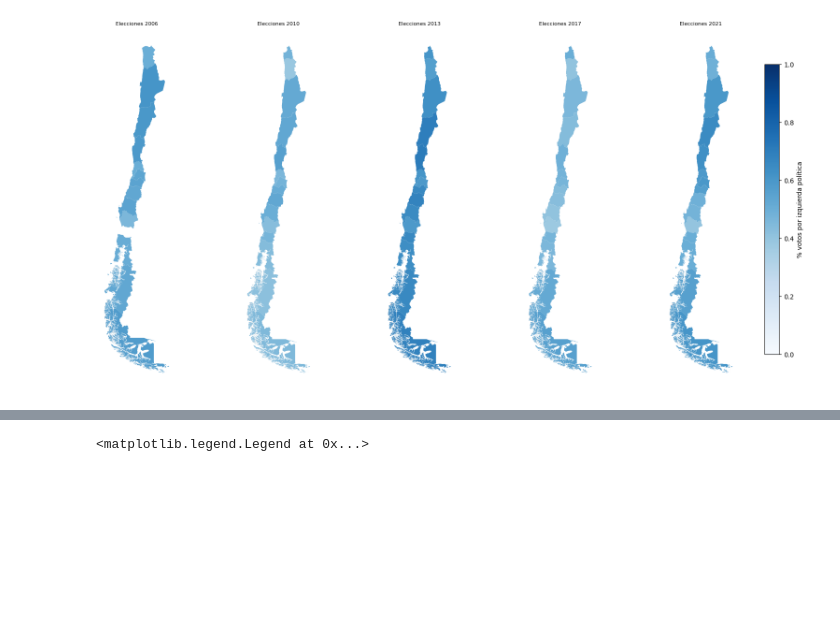
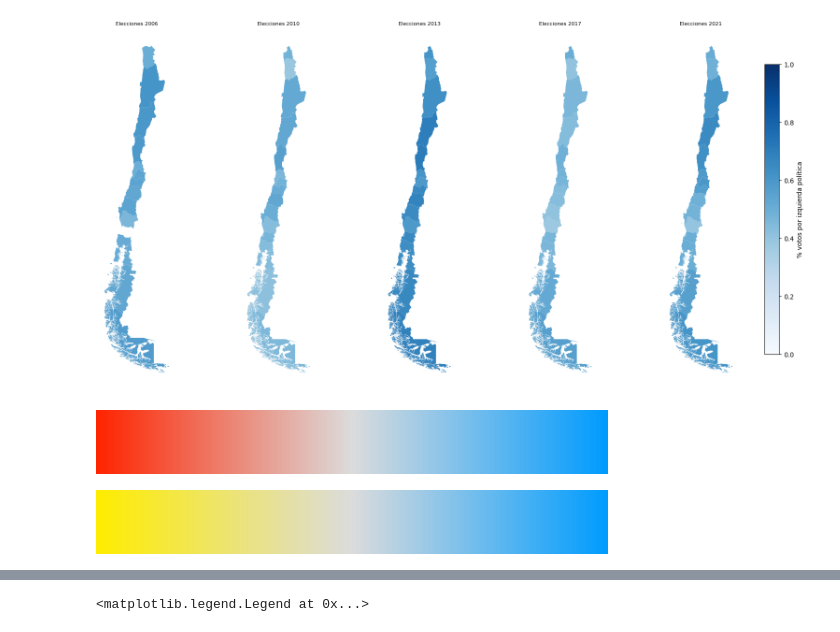
Before and after one commit to DiegoLeonG96/VisInfo_T4, a Jupyter notebook: Ideando_historia.ipynb, the cells around one changed output, grey strips where cells are left out. Drawn from its saved outputs; the diff is of its cells as text; code cells hidden in the pictures; blank space fills up the shorter version.

```diff
--- a/Ideando_historia.ipynb
+++ b/Ideando_historia.ipynb
@@ -225,3 +228,21 @@ ax[4].set_title("Elecciones 2021", fontsize = 8)
 # %% [output]
 Text(0.5, 1.0, 'Elecciones 2021')
 [figure]
+# %%
+gradient_iz_der = LinearSegmentedColormap.from_list('my_gradient', (
+    # Edit this gradient at https://eltos.github.io/gradient/#FF2400-DCDCDC-009BFF
+    (0.000, (1.000, 0.141, 0.000)),
+    (0.500, (0.863, 0.863, 0.863)),
+    (1.000, (0.000, 0.608, 1.000))))
+gradient_iz_der
+# %% [output]
+[figure, added]
+# %%
+gradient_cen_der = LinearSegmentedColormap.from_list('my_gradient', (
+    # Edit this gradient at https://eltos.github.io/gradient/#FFED00-DCDCDC-009CFF
+    (0.000, (1.000, 0.929, 0.000)),
+    (0.500, (0.863, 0.863, 0.863)),
+    (1.000, (0.000, 0.612, 1.000))))
+gradient_cen_der
+# %% [output]
+[figure, added]
```
Also changed, not shown: parts of 3 cells of this notebook, 2 other files.
